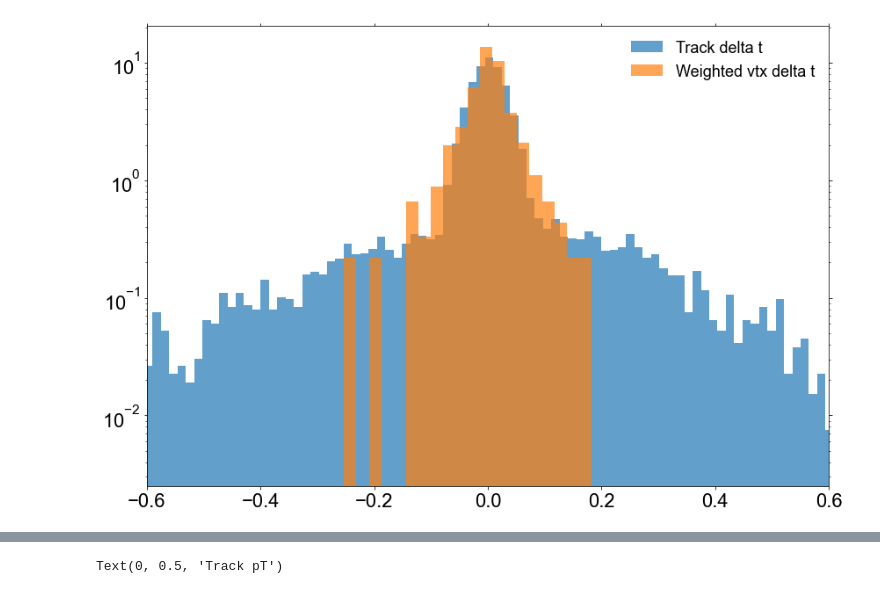
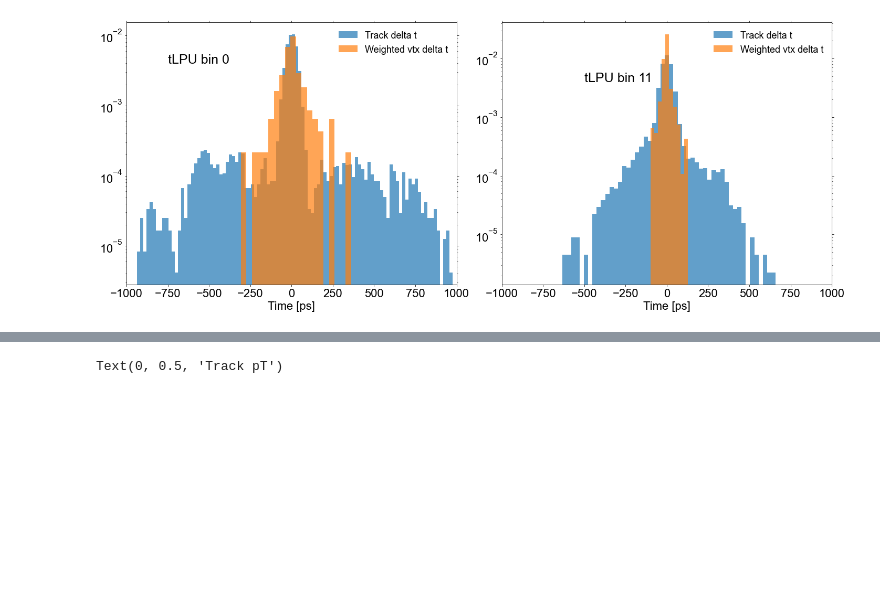
Before and after one commit to ttlindkvist/4DTracking, a Jupyter notebook: pileup_t.ipynb, the cells around one changed output, grey strips where cells are left out. Saved outputs shown, nothing was run; the diff lists cells and outputs as text; code cells hidden in the pictures; blank space fills up the shorter version.

```diff
--- a/pileup_t.ipynb
+++ b/pileup_t.ipynb
@@ -27,6 +38,6 @@ def computeAvgPUDensity(all_events_vertex_xs, mu=200, sigma_x=50):
 # %%
 # files = ['ntuples_condor/OutDir_{}/hist-Rel21sample.root'.format(i) for i in range(1, 10)]
-files = ['../ntuples/ttbar/OutDir_{}/hist-Rel21sample.root'.format(i) for i in range(3, 12)]
+files = ['../ntuples/ttbar/OutDir_{}/hist-Rel21sample.root'.format(i) for i in range(3, 21)]
 track_z0_var = np.array([], dtype='object')
 track_t = np.array([], dtype='object')
 track_t30 = np.array([], dtype='object')
@@ -69,3 +80,4 @@ for file in files:
             track_theta = np.concatenate((track_theta, tree['track_theta'].array(library='np')))
 
 track_pT = np.abs(np.array([np.sin(theta) for theta in track_theta], dtype='object')/track_qOverP)
+print(len(track_t), ' events loaded')
@@ -143,0 +175,2 @@ fig.tight_layout()
+# %%
+_= plt.hist2d(truth_localtPU, truth_localzPU, bins=(np.arange(0, 25, tbinwidth), np.arange(0, 4, zbinwidth)))
@@ -255,6 +290,8 @@ def vtx_time_info(events_in_bins, truth_vtx_idx_in_bins, all_truth_vtx_t, reco_v
         bin_reco_n_tracks = []
         bin_reco_n_tracks_weight_cut = []
         for idx, truth_idx, reco_idx in zip(event_idxs, truth_vtx_idxs, reco_vtx_idxs):
+            if reco_idx == -1: continue
+            if truth_idx == -1: continue
             idx = idx[0]
             reco_track_t = all_track_t[idx][all_reco_track_idxs[idx][reco_idx]]
             reco_track_clean_idx = np.logical_and(reco_track_t != -1e3, reco_track_t != -1e6)
@@ -376,6 +413,8 @@ def vtx_time_info(events_in_bins, truth_vtx_idx_in_bins, all_truth_vtx_t, reco_v
         bin_vtx_weighted_delta_t_tracks_sigma_cut = []
 
         for idx, truth_idx, reco_idx in zip(event_idxs, truth_vtx_idxs, reco_vtx_idxs):
+            if reco_idx == -1: continue
+            if truth_idx == -1: continue
             idx = idx[0]
             reco_track_t = all_track_t[idx][all_reco_track_idxs[idx][reco_idx]]
             reco_track_t_clean_idx = np.logical_and(reco_track_t != -1e3, reco_track_t != -1e6)
@@ -525,14 +691,29 @@ link_tAPU_vtx_t180_info = truth_to_reco_link_vtx_time_info(events_in_tAPU_bins,
 # %%
-idx = 9
-plt.hist(link_zLPU_vtx_t30_info['track_delta_t'][idx], bins=100, density=True, alpha=0.7, label='Track delta t')
-# plt.hist(link_zLPU_vtx_t30_info['track_sigma_cut_delta_t'][idx], bins=100, density=True, alpha=0.7, label='Track delta t sigma cut')
-# plt.hist(link_zLPU_vtx_t30_info['vtx_delta_t'][idx], bins=20, density=True, alpha=0.7, label='Unweighted vtx delta t')
-plt.hist(link_zLPU_vtx_t30_info['vtx_weighted_delta_t'][idx], bins=20, density=True, alpha=0.7, label='Weighted vtx delta t')
-# plt.hist(link_zLPU_vtx_t30_info['vtx_sigma_cut_weighted_delta_t'][idx], bins=20, density=True, alpha=0.7, label='Weighted vtx delta t vtx sigma cut')
-plt.yscale('log')
-plt.xlim(-0.6, 0.6)
-plt.legend(frameon=False)
+fig, (ax1, ax2) = plt.subplots(1, 2)
+fig.set_size_inches(20, 8)
+
+bin_idx1 = 0
+bin_idx2 = 11
+
+ax1.hist(1e3*np.array(link_tLPU_vtx_t30_info['track_delta_t'][bin_idx1]), bins=100, density=True, alpha=0.7, label='Track delta t')
+ax1.hist(1e3*np.array(link_tLPU_vtx_t30_info['vtx_weighted_delta_t'][bin_idx1]), bins=20, density=True, alpha=0.7, label='Weighted vtx delta t')
+ax1.text(-750, 4e-3, 'tLPU bin {}'.format(bin_idx1), fontsize=25)
+
+ax2.hist(1e3*np.array(link_tLPU_vtx_t30_info['track_delta_t'][bin_idx2]), bins=50, density=True, alpha=0.7, label='Track delta t')
+ax2.hist(1e3*np.array(link_tLPU_vtx_t30_info['vtx_weighted_delta_t'][bin_idx2]), bins=10, density=True, alpha=0.7, label='Weighted vtx delta t')
+ax2.text(-500, 4e-3, 'tLPU bin {}'.format(bin_idx2), fontsize=25)
+
+ax1.set_xlabel('Time [ps]')
+ax1.set_yscale('log')
+ax1.set_xlim(-1e3, 1e3)
+ax1.legend(frameon=False)
+
+ax2.set_xlabel('Time [ps]')
+ax2.set_yscale('log')
+ax2.set_xlim(-1e3, 1e3)
+ax2.legend(frameon=False)
+
 plt.tight_layout()
 # print(np.std(np.concatenate(link_zLPU_vtx_z_info['track_sigma_cut_delta_z'][idx]), ddof=1)/30**0.5, np.std(link_zLPU_vtx_z_info['vtx_weighted_delta_z'][idx], ddof=1))
 # %% [output]
-[figure, old version]
+[figure, new version]
```
Also changed, not shown: parts of 13 cells of this notebook, 4 other files.
